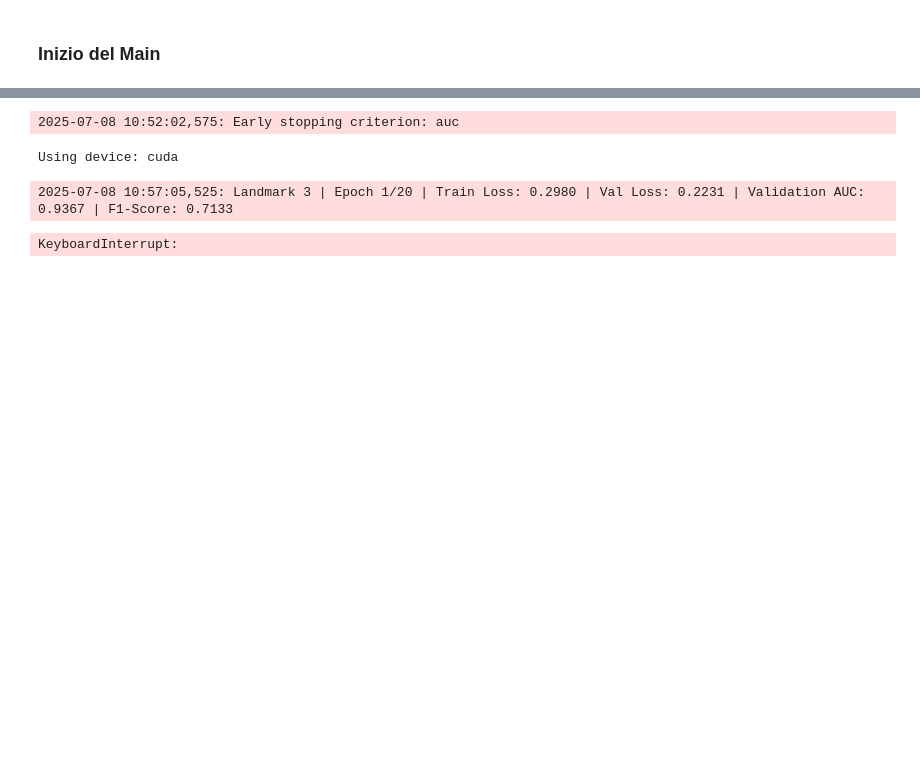
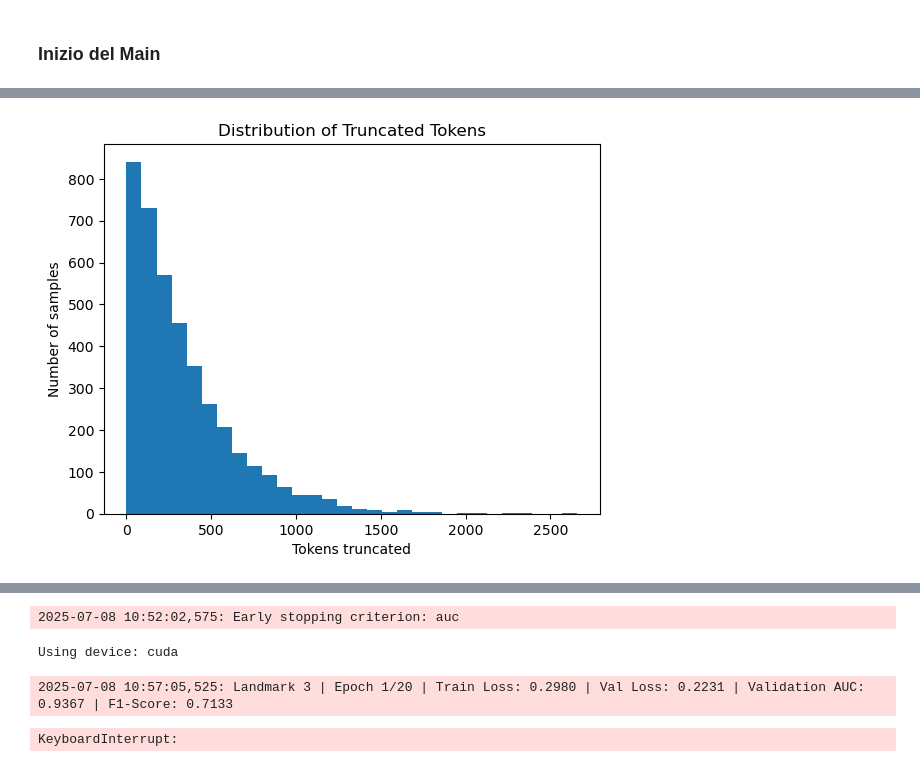
Before and after one commit to michechi/LLMSeq, a Jupyter notebook: src/TEST.ipynb, the cells around one changed output, grey strips where cells are left out. Cells and saved outputs as stored; diff of their text form; code cells hidden in the pictures; blank space fills up the shorter version.

```diff
--- a/src/TEST.ipynb
+++ b/src/TEST.ipynb
@@ -275,7 +275,7 @@ def compact_narrative_prompt(row):
     return narrative
 
 def full_narrative(row):
-    narrative = f"You are a Doctor.\nWhat is the probability of death in the next 90 days from today for this {row['age_at_landmark']}-year-old {row['gender']} patient\n"
+    narrative = f"You are a Doctor.\nWhat is the probability of death in the next 90 days from today for this {row['age_at_landmark']}-year-old {row['gender']} patient?\n"
     current_visit = row['landmark_visit']
     narrative += f"Today is the {current_visit} visit.\n"
 
@@ -289,21 +289,21 @@ def full_narrative(row):
         if past_visit == max_visit:
             narrative += f"\nToday: {'; '.join(diags)}."
         else:
-            narrative += f"\n{int(row['days_since_previous_visit_cumulate_sum'][int(past_visit) -1])} days ago: {'; '.join(diags)}."
+            narrative += f"\n{int(ast.literal_eval(row['days_since_last_visit_cumulate_sum'])[past_visit -1])} days ago: {'; '.join(diags)}."
 
     narrative += "\nPrescriptions history:"
     for past_visit, meds in reversed(ast.literal_eval(row['meds_per_visit']).items()):
         if past_visit ==  max_visit:
             narrative += f"\nToday: {'; '.join(meds)}."
         else:
-            narrative += f"\n{int(row['days_since_previous_visit_cumulate_sum'][past_visit-1])} days ago: {'; '.join(meds)}."
+            narrative += f"\n{int(ast.literal_eval(row['days_since_last_visit_cumulate_sum'])[past_visit-1])} days ago: {'; '.join(meds)}."
 
     narrative += "\nProcedures history:"
     for past_visit, proc in reversed(ast.literal_eval(row['proc_per_visit']).items()):
         if past_visit == max_visit:
             narrative += f"\nToday: {'; '.join(proc)}."
         else:
-            narrative += f"\n{int(row['days_since_previous_visit_cumulate_sum'][past_visit-1])} days ago: {'; '.join(proc)}."
+            narrative += f"\n{int(ast.literal_eval(row['days_since_last_visit_cumulate_sum'])[past_visit-1])} days ago: {'; '.join(proc)}."
 
     return narrative
 
@@ -671,0 +654,78 @@ start_time = datetime.datetime.now()
+# %%
+train_texts = train_df.apply(narrative_prompt, axis=1).tolist()
+val_texts = val_df.apply(narrative_prompt, axis=1).tolist()
+test_texts = test_df.apply(narrative_prompt, axis=1).tolist()
+train_labels = train_df['death_in_90days'].tolist()
+val_labels = val_df['death_in_90days'].tolist()
+test_labels = test_df['death_in_90days'].tolist()
+
+# Media di lunghezza dei testi
+avg_train_length = np.mean([len(text.split()) for text in train_texts])
+avg_val_length = np.mean([len(text.split()) for text in val_texts])
+avg_test_length = np.mean([len(text.split()) for text in test_texts])
+logger.info(f"Average train text length: {avg_train_length:.2f} words")
+logger.info(f"Average validation text length: {avg_val_length:.2f} words")
+logger.info(f"Average test text length: {avg_test_length:.2f} words")
+logger.info(f"Training on {len(train_texts)} samples, validating on {len(val_texts)}, testing on {len(test_texts)} samples")
+
+from transformers import AutoTokenizer
+import matplotlib.pyplot as plt
+
+def compute_truncation_stats(texts, tokenizer, max_length=512, show_plots=True):
+    token_lengths = []
+    truncation_amounts = []
+    word_truncation_amounts = []
+
+    for text in texts:
+        # Tokenization without truncation
+        tokens_full = tokenizer.encode(text, truncation=False)
+        tokens_truncated = tokenizer.encode(text, truncation=True, max_length=max_length)
+
+        token_lengths.append(len(tokens_full))
+
+        if len(tokens_full) > max_length:
+            truncation_amounts.append(len(tokens_full) - max_length)
+
+            # Word-level truncation estimation
+            original_word_count = len(text.split())
+            truncated_text = tokenizer.decode(tokens_truncated, skip_special_tokens=True)
+            truncated_word_count = len(truncated_text.split())
+
+            word_diff = original_word_count - truncated_word_count
+            word_truncation_amounts.append(word_diff)
+
+    total = len(texts)
+    truncated = len(truncation_amounts)
+
+    print(f"Total samples: {total}")
+    print(f"Truncated samples: {truncated} ({truncated / total * 100:.2f}%)")
+
+    if truncation_amounts:
+        print(f"\n--- Token Truncation ---")
+        print(f"Avg tokens truncated: {sum(truncation_amounts) / truncated:.2f}")
+        print(f"Max tokens truncated: {max(truncation_amounts)}")
+
+        print(f"\n--- Word Truncation Estimate ---")
+        print(f"Avg words truncated: {sum(word_truncation_amounts) / truncated:.2f}")
+        print(f"Max words truncated: {max(word_truncation_amounts)}")
+
+        if show_plots:
+            # Plot token truncation
+            plt.hist(truncation_amounts, bins=30)
+            plt.title("Distribution of Truncated Tokens")
+            plt.xlabel("Tokens truncated")
+            plt.ylabel("Number of samples")
+            plt.show()
+
+            # Plot word truncation
+            plt.hist(word_truncation_amounts, bins=30)
+            plt.title("Estimated Distribution of Truncated Words")
+            plt.xlabel("Words truncated")
+            plt.ylabel("Number of samples")
+            plt.show()
+    else:
+        print("No samples were truncated.")
+
+
+compute_truncation_stats(train_texts, tokenizer, max_length=args.max_length)
+# %% [output]
@@ -671,0 +746 @@ start_time = datetime.datetime.now()
+[figure, added]
```
Also changed, not shown: parts of 8 cells of this notebook, 2 other files.
